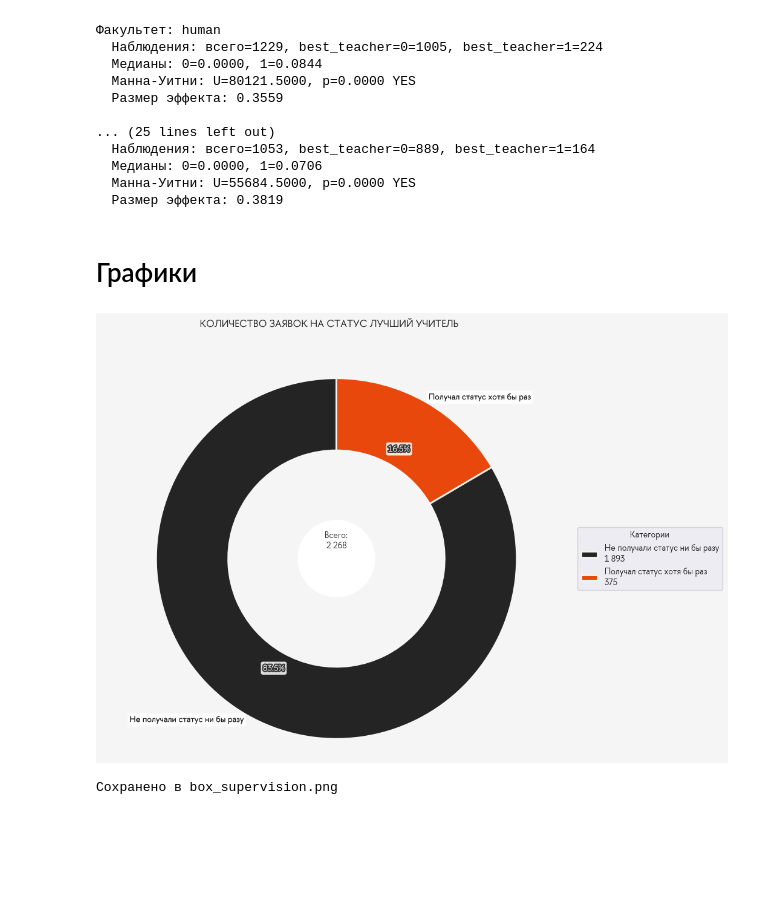
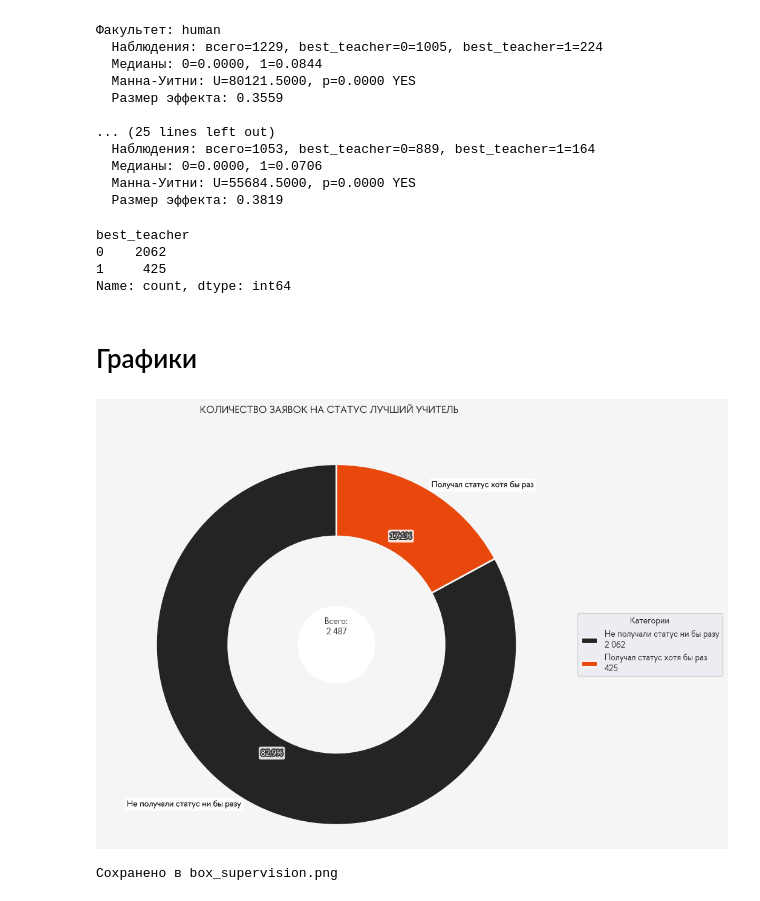
Before and after one commit to ssd2008/DANO, a Jupyter notebook: DataspellProjects/NN25/base.ipynb, the cells around one changed output. Saved outputs shown, nothing was run; the diff lists cells and outputs as text; code cells hidden in the pictures; blank space fills up the shorter version.

```diff
--- a/DataspellProjects/NN25/base.ipynb
+++ b/DataspellProjects/NN25/base.ipynb
@@ -228,6 +317,13 @@ analyze_faculty_groups(df_cleared, faculty_col='gender')
   Медианы: 0=0.0000, 1=0.0706
   Манна-Уитни: U=55684.5000, p=0.0000 YES
   Размер эффекта: 0.3819
+# %%
+df['best_teacher'].value_counts()
+# %% [output]
+best_teacher
+0    2062
+1     425
+Name: count, dtype: int64
 # %% [markdown]
 # Графики
 # %%
@@ -333,36 +429,36 @@ def fancy_pie_chart(values, labels, total=None, colors=None,
     )
 
     # Заголовок (крупный, но не bold)
     title_obj = fig.suptitle(title, color='#222222', y=0.985)
     title_obj.set_path_effects([
         path_effects.SimpleLineShadow(offset=(0, -1), alpha=0.35),
         path_effects.Normal()
     ])
 
     # Легенда
     legend_labels = [f'{label}\n{_fmt_int(val)}' for label, val in zip(labels, values)]
     ax.legend(
         wedges, legend_labels, title="Категории", loc="center left",
         bbox_to_anchor=(1, 0, 0.55, 1), borderaxespad=0.8
     )
 
     ax.axis('equal')
 
     if filename:
         plt.savefig(filename, bbox_inches='tight', dpi=300, transparent=False)
 
     plt.show()
 
-values = [1893, 375]
+values = [2062, 425]
 labels = ["Не получали статус ни бы разу", "Получал статус хотя бы раз"]
 
 fancy_pie_chart(
-    values, labels, total= 2268,
+    values, labels, total= 2062+425,
     title= "КОЛИЧЕСТВО ЗАЯВОК НА СТАТУС ЛУЧШИЙ УЧИТЕЛЬ",
     filename="call_success_rate_pie_chart.png"
 )
 # %% [output]
-[figure, old version]
+[figure, new version]
 # %%
 import matplotlib.pyplot as plt
 import seaborn as sns
```
Also changed, not shown: parts of 2 cells of this notebook.
